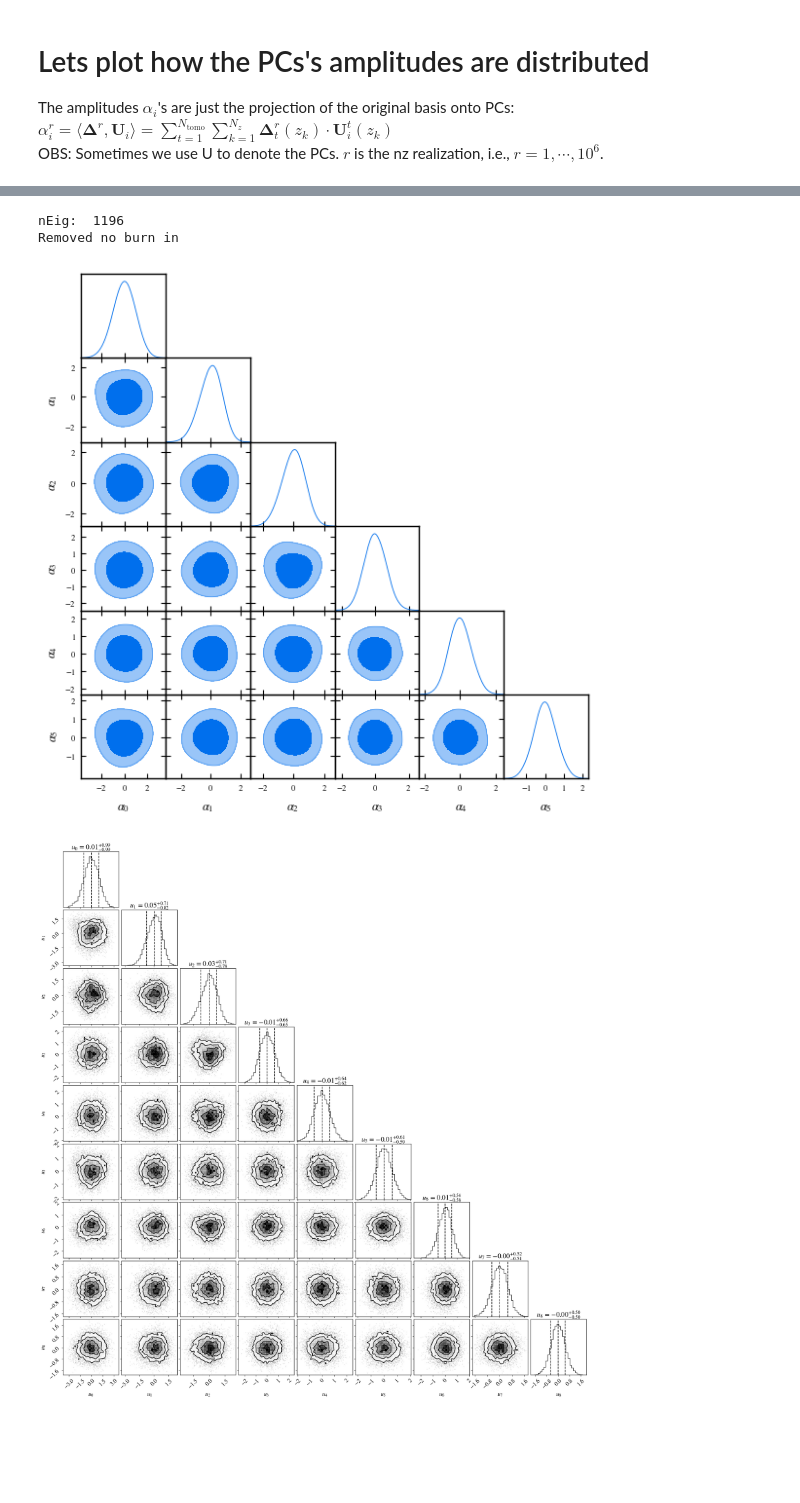
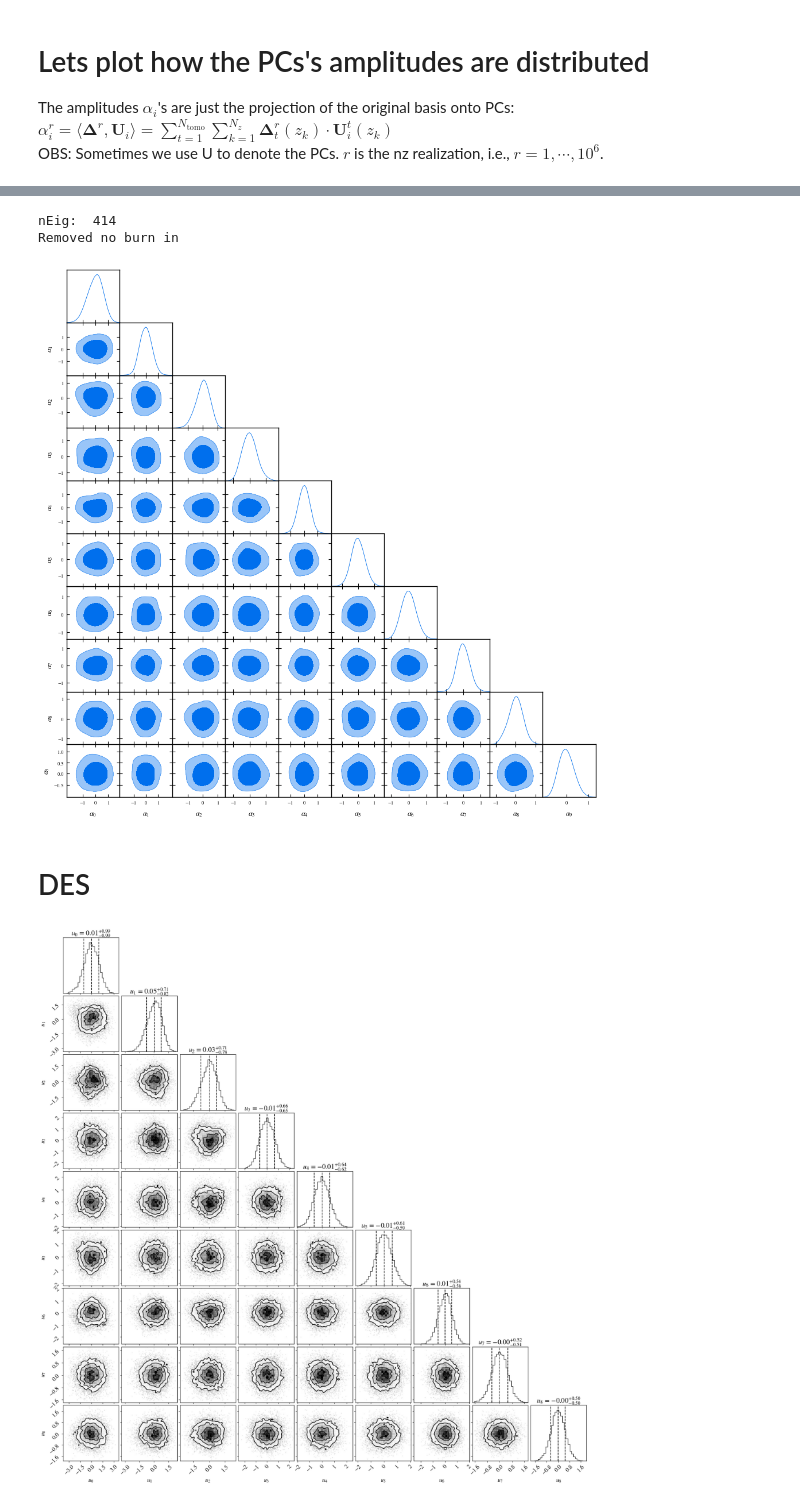
Before and after one commit to Roman-HLIS-Cosmology-PIT/cocoa_photoz, a Jupyter notebook: codes/example.ipynb, the cells around one changed output, grey strips where cells are left out. Drawn from its saved outputs; the diff is of its cells as text; code cells hidden in the pictures; blank space fills up the shorter version.

```diff
--- a/codes/example.ipynb
+++ b/codes/example.ipynb
@@ -603,7 +611,7 @@ In Eq. 15 of 2506.00758, if $F=I$, then $G = \Lambda_n = V_G\Lambda_G V_G^T$. Ho
 2. The eigenvectors differ by a scaling factor of $\Lambda_n^{1/2}$:
 The decoding matrix (eq 19/20 in 2506.00758) is $D = V_n^T\Lambda_n^{1/2}V_GP_M$. We have $V_G = I$, then $D = V_n^T\Lambda_n^{1/2}P_M$. In particular, if $M=N$, then $P_M = I$ and $D = V_n^T\Lambda_n^{1/2}$.
 # %%
-Cn,ndiff = des_obj.cov_of_ndiff()
+Cn = des_obj.cov_of_ndiff()
 D = np.identity(Cn.shape[0])
 
 if not des_obj.isPD(D):
@@ -723,0 +669,19 @@ plt.show()
+# %%
+use_r=True # ndiff is (10^6,414), so we must set use_r=True
+
+roman_obj = SURVEY('roman')
+Nz,Nt = roman_obj.nz_params()
+z,nz = roman_obj.get_nzs()
+
+if use_r:
+    Cn,ndiff = roman_obj.cov_of_ndiff()
+else:
+    Cn = roman_obj.cov_of_ndiff(use_r=use_r)
+D = np.identity(Cn.shape[0])
+
+if not roman_obj.isPD(D):
+    print('fixing cov')
+    D=roman_obj.nearestPD(D)
+
+eih_vecs, eigh_vals = roman_obj.pcs('eigh',use_r=use_r)
+X, U, ss, resid, Dvec, Dval, Cnvec, Cnval, Um, Vm, M = roman_obj.getModes(D,Cn,chisq_threshold=0);
@@ -724,8 +692,4 @@ plt.show()
 # %%
-k=0
-start, end = Nz*k, Nz*(k+1)
-
-# alphas = ndiff[:,start:end] @ eih_vecs[start:end,:]
 alphas = ndiff @ eih_vecs
 
 alphas.shape
@@ -735,15 +699,17 @@ print('nEig: ', nEig)
 names = ["alpha%s" %i for i in range(nEig)]
 labels = [rf"\alpha_{{{i}}}" for i in range(nEig)]
 
-chains1 = MCSamples(samples=alphas,names=names,labels=labels)
+chains = MCSamples(samples=alphas,names=names,labels=labels)
 # %% [output]
-nEig:  1196
+nEig:  414
 Removed no burn in
 # %%
 g = plots.get_subplot_plotter(subplot_size=1)
-g.triangle_plot(chains1,["alpha%s" %i for i in range(6)],filled=True)
+g.triangle_plot(chains,["alpha%s" %i for i in range(10)],filled=True)
 # %% [output]
-[figure, old version]
+[figure, new version]
+# %% [markdown]
+# DES
 # %%
 import corner
 %matplotlib inline
```
Also changed, not shown: parts of 10 cells of this notebook.
